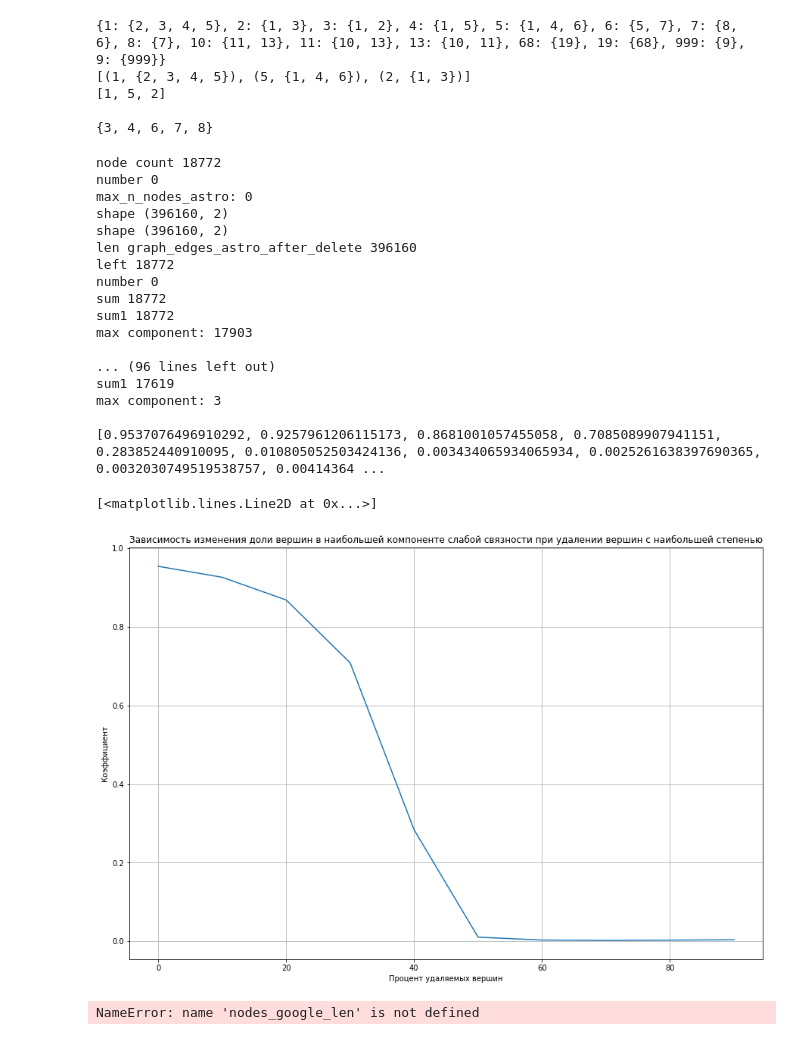
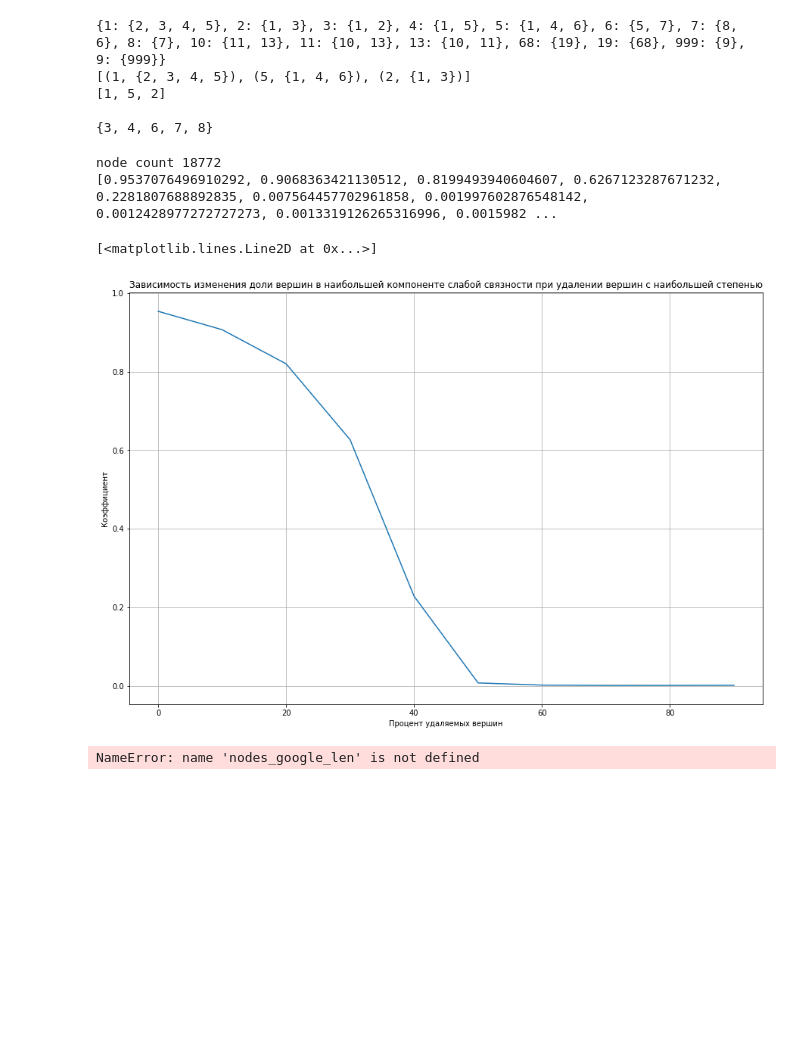
Before and after one commit to imalinowski/FiniteGraphs, a Jupyter notebook: graphs.ipynb, the cells around one changed output. Saved outputs shown, nothing was run; the diff lists cells and outputs as text; code cells hidden in the pictures; blank space fills up the shorter version.

```diff
--- a/graphs.ipynb
+++ b/graphs.ipynb
@@ -633,11 +633,9 @@ for i in range(0,100, 10):
     df_astro_after_delete = df_astro_after_delete[~df_astro_after_delete.v.isin(nodes_to_delete_astro)]
     graph_edges_astro_after_delete = [edge for edge in df_astro_after_delete.values]
 
-    left = len(set([*df_astro_after_delete["u"].unique(), *df_astro_after_delete["v"].unique()]))
-
     graph_components_astro_after_delete = find_components(graph_edges_astro_after_delete)
     new_max_component_astro = max(graph_components_astro_after_delete, key=lambda i: len(i))
-    proportion = len(set(new_max_component_astro) - set(nodes_to_delete_astro))/(left)
+    proportion = len(set(new_max_component_astro) - set(nodes_to_delete_astro))/(nodes_astro_len-number)
     node_proportions.append(proportion)
 
 
@@ -681,11 +679,11 @@ for i in range(0,100, 10):
     df_google_after_delete = df_google_after_delete[~df_google_after_delete.v.isin(nodes_to_delete_google)]
     graph_edges_google_after_delete = [edge for edge in df_google_after_delete.values]
     graph_edges_google_after_delete.pop(0)
-    left = len(set([*df_google_after_delete["u"].unique(), *df_google_after_delete["v"].unique()]))
+
     graph_components_google_after_delete = find_components(graph_edges_google_after_delete)
     new_max_component_google = max(graph_components_google_after_delete, key=lambda i: len(i))
 
-    proportion = len(set(new_max_component_google))/(left)
+    proportion = len(set(new_max_component_google))/(nodes_google_len-number)
     node_proportions_google.append(proportion)
 
 print(node_proportions_google)
@@ -784,51 +782,33 @@ max_component_test_after_delete = set(max_component_test) - set(max_n_nodes)
 # %%
 node_proportions_astro = []
 df_astro_copy = df_astro.copy(deep=True)
 node_count = len(set([*df_astro["u"].unique(), *df_astro["v"].unique()]))
 print(f"node count {node_count}")
 for i in range(0,100, 10):
     number = round(nodes_astro_len*i*0.01)
     max_n_nodes_astro = heapq.nlargest(number, graph_nodes_degrees_astro.items(), key=lambda item: len(item[1]))
     max_n_nodes_astro = [node[0] for node in max_n_nodes_astro]
     df_astro_after_delete = df_astro_copy.query(f"u not in {max_n_nodes_astro} & v not in {max_n_nodes_astro}")
 
-    left = len(set([*df_astro_after_delete["u"].unique(), *df_astro_after_delete["v"].unique()]))
-    df_astro_after_delete
-
     graph_edges_astro_after_delete = [edge for edge in df_astro_after_delete[~df_astro_after_delete.isin({"v": max_n_nodes_astro, "u": max_n_nodes_astro})].values]
     graph_components_astro_after_delete = find_components(graph_edges_astro_after_delete)
     new_max_component_astro = max(graph_components_astro_after_delete, key=lambda i: len(i))
-    proportion = len(set(new_max_component_astro))/(left)
+    proportion = len(set(new_max_component_astro))/(node_count-number)
     node_proportions_astro.append(proportion)
 
 print(node_proportions_astro)
 plt.figure(figsize=(15, 10))
 plt.title("Зависимость изменения доли вершин в наибольшей компоненте слабой связности при удалении вершин с наибольшей степенью")
 plt.xlabel("Процент удаляемых вершин")
 plt.ylabel("Коэффициент")
 plt.grid()
 node_numbers_to_delete = [i for i in range(0,100, 10)]
 plt.plot(node_numbers_to_delete, node_proportions_astro)
 # %% [output]
 node count 18772
-number 0
-max_n_nodes_astro: 0
-shape (396160, 2)
-shape (396160, 2)
-len graph_edges_astro_after_delete 396160
-left 18772
-number 0
-sum 18772
-sum1 18772
-max component: 17903
-
-... (96 lines left out)
-sum1 17619
-max component: 3
-
-[0.9537076496910292, 0.9257961206115173, 0.8681001057455058, 0.7085089907941151, 0.283852440910095, 0.010805052503424136, 0.003434065934065934, 0.0025261638397690365, 0.0032030749519538757, 0.00414364 ...
+[0.9537076496910292, 0.9068363421130512, 0.8199493940604607, 0.6267123287671232, 0.2281807688892835, 0.007564457702961858, 0.001997602876548142, 0.0012428977272727273, 0.0013319126265316996, 0.0015982 ...
 [<matplotlib.lines.Line2D at 0x...>]
-[figure, old version]
+[figure, new version]
 # %%
 node_proportions_google = []
 
```
Also changed, not shown: parts of 26 cells of this notebook.
